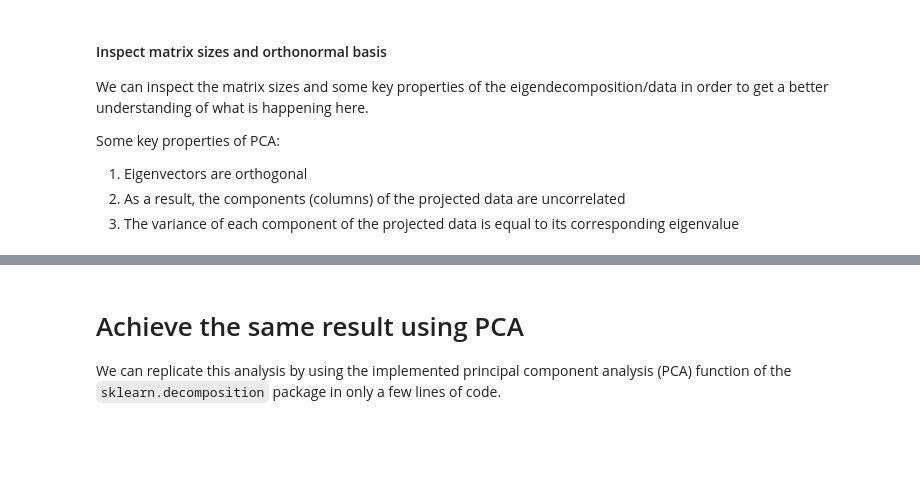
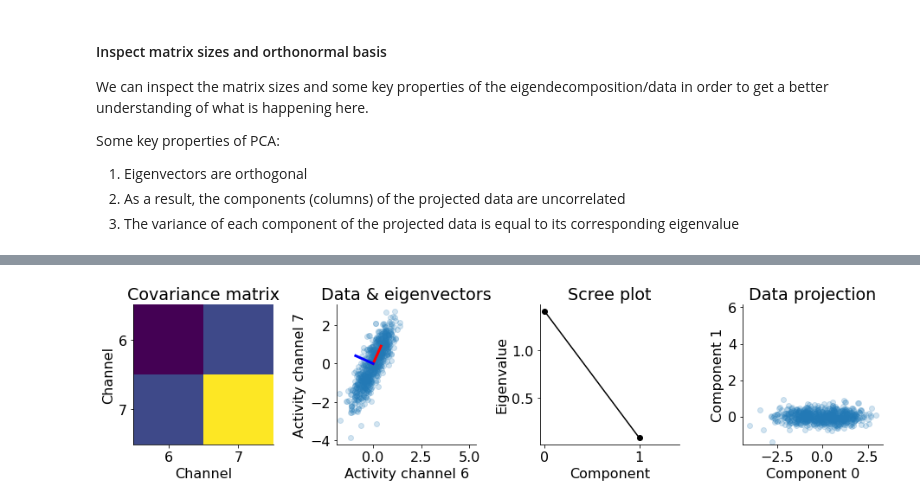
Before and after one commit to jochemvankempen/demos-data-science, a Jupyter notebook: dimensionality-reduction-demo-PCA.ipynb, the cells around one changed output, grey strips where cells are left out. Cells and saved outputs as stored; diff of their text form; code cells hidden in the pictures; blank space fills up the shorter version.

```diff
--- a/dimensionality-reduction-demo-PCA.ipynb
+++ b/dimensionality-reduction-demo-PCA.ipynb
@@ -249,7 +276,7 @@ plt.show()
 # %%
 # define some functions
 
-def linalg_change_basis(X, evecs):
+def change_basis(X, evecs):
     """
     Projects data onto a new basis.
 
@@ -293,12 +321,12 @@ evals = evals[index]
 evectors = evectors[:, index]
 
 # project data onto orthonormal basis
-data_proj = linalg_change_basis(data_mat, evectors)
+data_proj = change_basis(data_mat, evectors)
 
 
 # Note that the same can be achieved using singular value decomposition (svd)
 # U,S,V = np.linalg.svd(cov_matrix)
-# data_proj = linalg_change_basis(data_mat, U)
+# data_proj = change_basis(data_mat, U)
 # %% [markdown]
 #### Inspect matrix sizes and orthonormal basis
 We can inspect the matrix sizes and some key properties of the eigendecomposition/data in order to get a better understanding of what is happening here.
@@ -339,49 +381,47 @@ print(evals)
 # --------
 num_plots = 4
 
-plt.figure(figsize=(13,6))
+plt.figure(figsize=(13,6), facecolor="none")
 
 # plot covariance matrix
-ax = plt.subplot(1, num_plots, 1)
+ax = plt.subplot(1, num_plots, 1, facecolor="none")
 ax.imshow(cov_matrix)
 ax.set_xlabel('Channel')
 ax.set_ylabel('Channel')
 ax.set_title('Covariance matrix')
 ax.set_xticks([0,1])
 ax.set_yticks([0,1])
 ax.set_xticklabels(idx_unit)
 ax.set_yticklabels(idx_unit)
 
 # plot data covariance with eigenvectors
-ax = plt.subplot(1, num_plots, 2)
+ax = plt.subplot(1, num_plots, 2, facecolor="none")
 ax.scatter(data_mat[:,0], data_mat[:,1], alpha=0.2)
 ax.plot([0, evectors[0, 0]], [0, evectors[1, 0]], color='r', linewidth=3, label='Basis vector 1')
 ax.plot([0, evectors[0, 1]], [0, evectors[1, 1]], color='b', linewidth=3, label='Basis vector 2')
 ax.set_xlabel('Activity channel ' + str(idx_unit[0]))
 ax.set_ylabel('Activity channel ' + str(idx_unit[1]))
 ax.set_title('Data & eigenvectors')
 ax.axis('square')
 # ax.legend()
 
 # plot eigenvalues
-ax = plt.subplot(1, num_plots, 3)
-ax.plot(np.arange(1, len(evals) + 1), evals, 'o-k')
+ax = plt.subplot(1, num_plots, 3, facecolor="none")
+ax.plot(np.arange(0,len(evals)), evals, 'o-k')
 ax.set_xlabel('Component')
 ax.set_ylabel('Eigenvalue')
 ax.set_title('Scree plot')
-ax.set_xticks(np.arange(1, len(evals) + 1))
+ax.set_xticks(np.arange(0,len(evals)))
 ax.axis('square')
-ax.set_xticklabels(np.arange(0, len(evals)))
 
 # plot data projected onto orthonormal basis
-ax = plt.subplot(1, num_plots, 4)
+ax = plt.subplot(1, num_plots, 4, facecolor="none")
 ax.scatter(data_proj[:,0], data_proj[:,1], alpha=0.2)
 ax.set_xlabel('Component 0')
 ax.set_ylabel('Component 1')
 ax.set_title('Data projection')
 ax.axis('square')
 
 plt.show()
+# %% [output]
+[figure, added]
-# %% [markdown]
-# Achieve the same result using PCA
-We can replicate this analysis by using the implemented principal component analysis (PCA) function of the `sklearn.decomposition` package in only a few lines of code.
```
Also changed, not shown: parts of 40 cells of this notebook.
